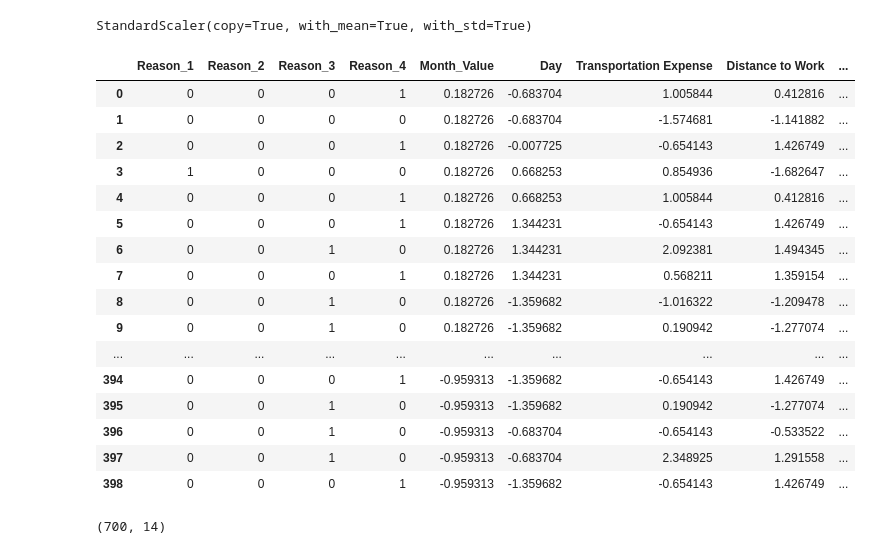
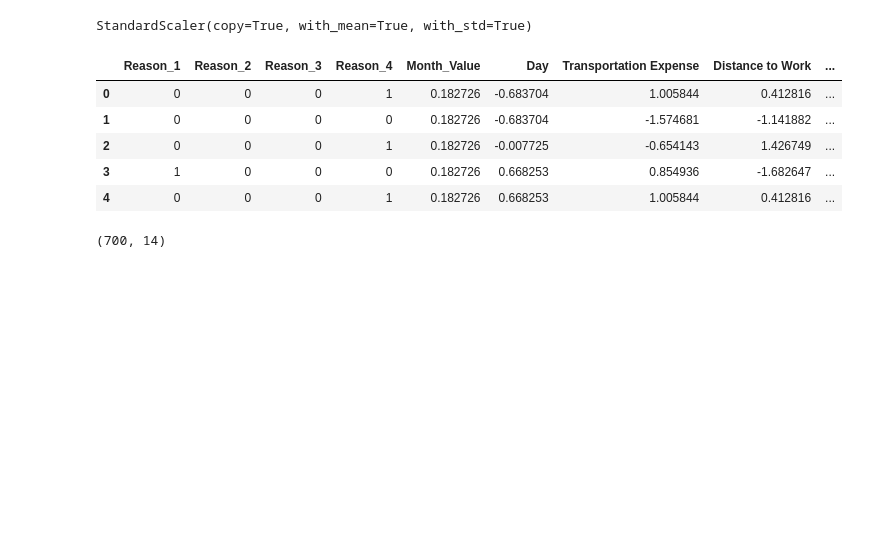
Before and after one commit to lalitupdhya/Absenteeism_Project, a Jupyter notebook: Absenteeism_LogisticRegression.ipynb, the cells around one changed output. Drawn from its saved outputs; the diff is of its cells as text; code cells hidden in the pictures; blank space fills up the shorter version.

```diff
--- a/Absenteeism_LogisticRegression.ipynb
+++ b/Absenteeism_LogisticRegression.ipynb
@@ -90,50 +75,39 @@ unscaled_iputs_without_dummy = unscaled_inputs[['Month_Value',
        'Daily Work Load Average', 'Body Mass Index',
        'Children', 'Pets']]
 # %%
-unscaled_inputs = unscaled_inputs.drop(['Month_Value',
+unscaled_inputs_with_dummy = unscaled_inputs.drop(['Month_Value',
        'Day', 'Transportation Expense', 'Distance to Work','Age',
        'Daily Work Load Average', 'Body Mass Index',
        'Children', 'Pets'], axis=1)
 # %%
 absenteeism_scaler = StandardScaler()
 # %%
-absenteeism_scaler.fit(unscaled_iputs_without_dummy)
+absenteeism_scaler.fit(unscaled_inputs_without_dummy)
 # %% [output]
 StandardScaler(copy=True, with_mean=True, with_std=True)
 # %%
-scaled_inputs_without_dummy = absenteeism_scaler.transform(unscaled_iputs_without_dummy)
+scaled_inputs_without_dummy = absenteeism_scaler.transform(unscaled_inputs_without_dummy)
 # %%
 scaled_inputs_without_dummy = pd.DataFrame(columns=['Month_Value',
        'Day', 'Transportation Expense', 'Distance to Work','Age',
        'Daily Work Load Average', 'Body Mass Index',
        'Children', 'Pets'], data = scaled_inputs_without_dummy)
 # %%
-scaled_inputs = pd.concat([unscaled_inputs,scaled_inputs_without_dummy], axis=1)
+scaled_inputs = pd.concat([unscaled_inputs_with_dummy,scaled_inputs_without_dummy], axis=1)
 # %%
 scaled_inputs = scaled_inputs[['Reason_1', 'Reason_2', 'Reason_3', 'Reason_4', 'Month_Value',
        'Day', 'Transportation Expense', 'Distance to Work','Age',
        'Daily Work Load Average', 'Body Mass Index', 'Education',
        'Children', 'Pets']]
 # %%
-scaled_inputs
+scaled_inputs.head()
 # %% [output]
 |  | Reason_1 | Reason_2 | Reason_3 | Reason_4 | Month_Value | Day | Transportation Expense | Distance to Work | ... |
 | 0 | 0 | 0 | 0 | 1 | 0.182726 | -0.683704 | 1.005844 | 0.412816 | ... |
 | 1 | 0 | 0 | 0 | 0 | 0.182726 | -0.683704 | -1.574681 | -1.141882 | ... |
 | 2 | 0 | 0 | 0 | 1 | 0.182726 | -0.007725 | -0.654143 | 1.426749 | ... |
 | 3 | 1 | 0 | 0 | 0 | 0.182726 | 0.668253 | 0.854936 | -1.682647 | ... |
 | 4 | 0 | 0 | 0 | 1 | 0.182726 | 0.668253 | 1.005844 | 0.412816 | ... |
-| 5 | 0 | 0 | 0 | 1 | 0.182726 | 1.344231 | -0.654143 | 1.426749 | ... |
-| 6 | 0 | 0 | 1 | 0 | 0.182726 | 1.344231 | 2.092381 | 1.494345 | ... |
-| 7 | 0 | 0 | 0 | 1 | 0.182726 | 1.344231 | 0.568211 | 1.359154 | ... |
-| 8 | 0 | 0 | 1 | 0 | 0.182726 | -1.359682 | -1.016322 | -1.209478 | ... |
-| 9 | 0 | 0 | 1 | 0 | 0.182726 | -1.359682 | 0.190942 | -1.277074 | ... |
-| ... | ... | ... | ... | ... | ... | ... | ... | ... | ... |
-| 394 | 0 | 0 | 0 | 1 | -0.959313 | -1.359682 | -0.654143 | 1.426749 | ... |
-| 395 | 0 | 0 | 1 | 0 | -0.959313 | -1.359682 | 0.190942 | -1.277074 | ... |
-| 396 | 0 | 0 | 1 | 0 | -0.959313 | -0.683704 | -0.654143 | -0.533522 | ... |
-| 397 | 0 | 0 | 1 | 0 | -0.959313 | -0.683704 | 2.348925 | 1.291558 | ... |
-| 398 | 0 | 0 | 0 | 1 | -0.959313 | -1.359682 | -0.654143 | 1.426749 | ... |
 # %%
 scaled_inputs.shape
 # %% [output]
```
Also changed, not shown: parts of 16 cells of this notebook.
